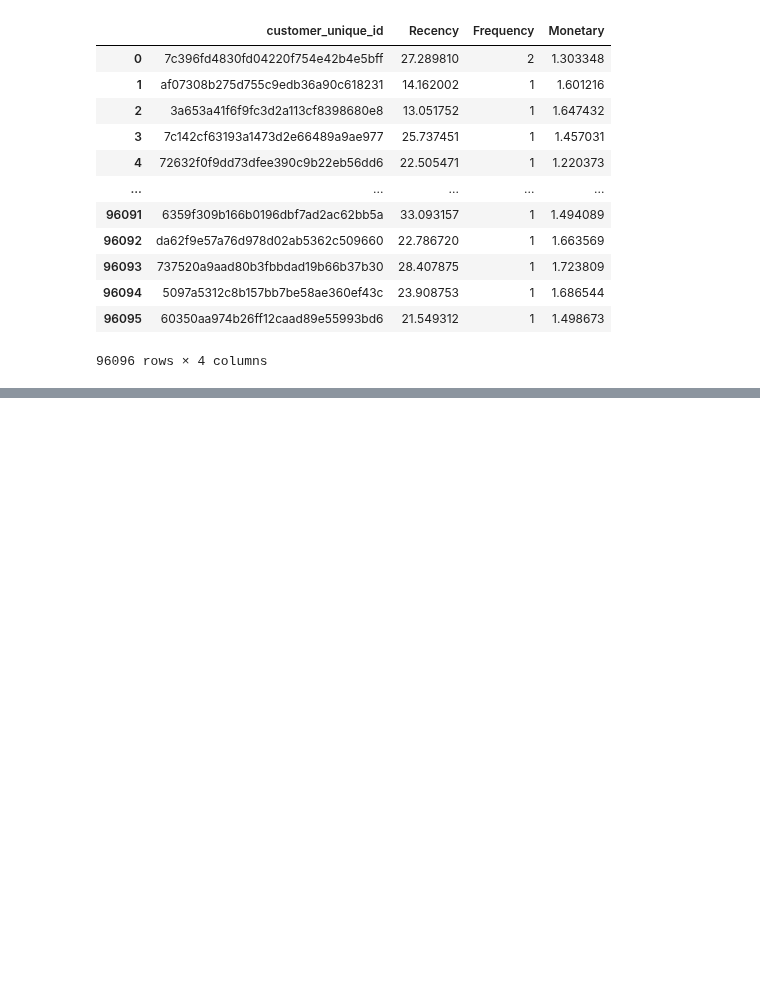
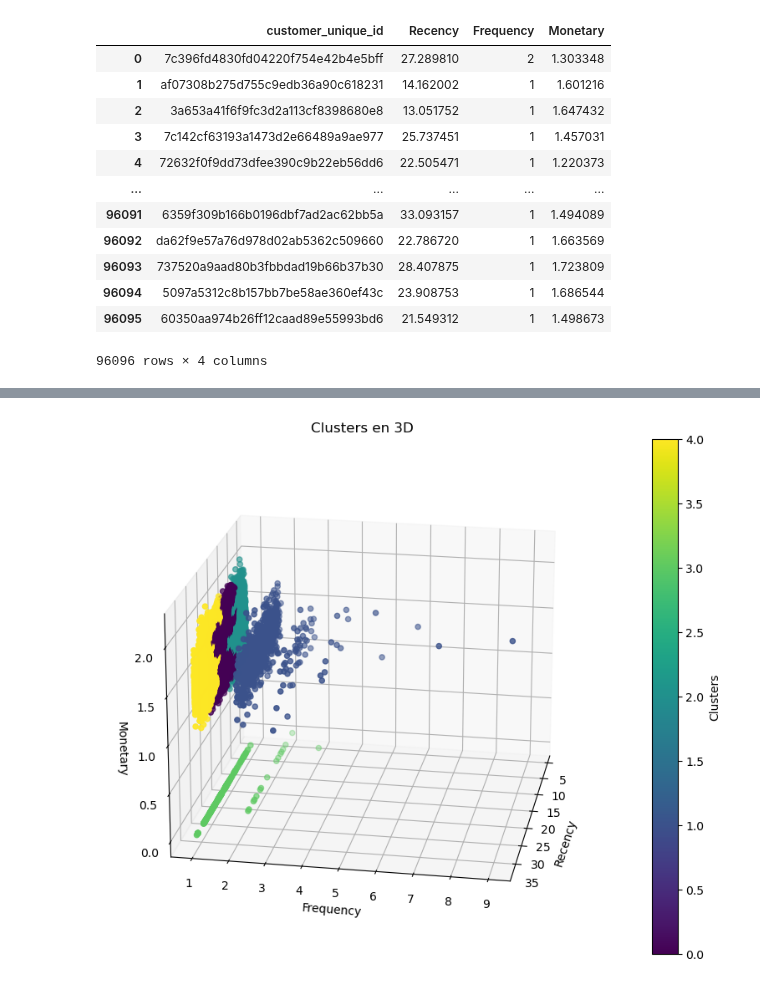
Before and after one commit to HaDock404/CustomerSegmentation, a Jupyter notebook: Notebook/3.CAH.ipynb, the cells around one changed output, grey strips where cells are left out. Drawn from its saved outputs; the diff is of its cells as text; code cells hidden in the pictures; blank space fills up the shorter version.

```diff
--- a/Notebook/3.CAH.ipynb
+++ b/Notebook/3.CAH.ipynb
@@ -99,0 +184,4 @@ print(y.shape)
+# %%
+clusters2a = CAH.fit_predict(X_norm2a)
+# %%
+clusters1b = CAH.fit_predict(X_norm1b)
@@ -99,0 +220,20 @@ print(y.shape)
+# %%
+from mpl_toolkits.mplot3d import Axes3D
+
+fig = plt.figure(figsize=(10, 8))
+ax = fig.add_subplot(111, projection='3d')
+
+scatter = ax.scatter(df2['Recency'], df2['Frequency'], df2['Monetary'], c=df2['Cluster'], cmap='viridis')
+
+fig.colorbar(scatter, ax=ax, label='Clusters')
+
+ax.set_xlabel('Recency')
+ax.set_ylabel('Frequency')
+ax.set_zlabel('Monetary')
+
+ax.view_init(azim=10, elev=20)
+
+plt.title('Clusters en 3D')
+plt.show()
+# %% [output]
+[figure, added]
```
Also changed, not shown: parts of 26 cells of this notebook, 3 other files.
